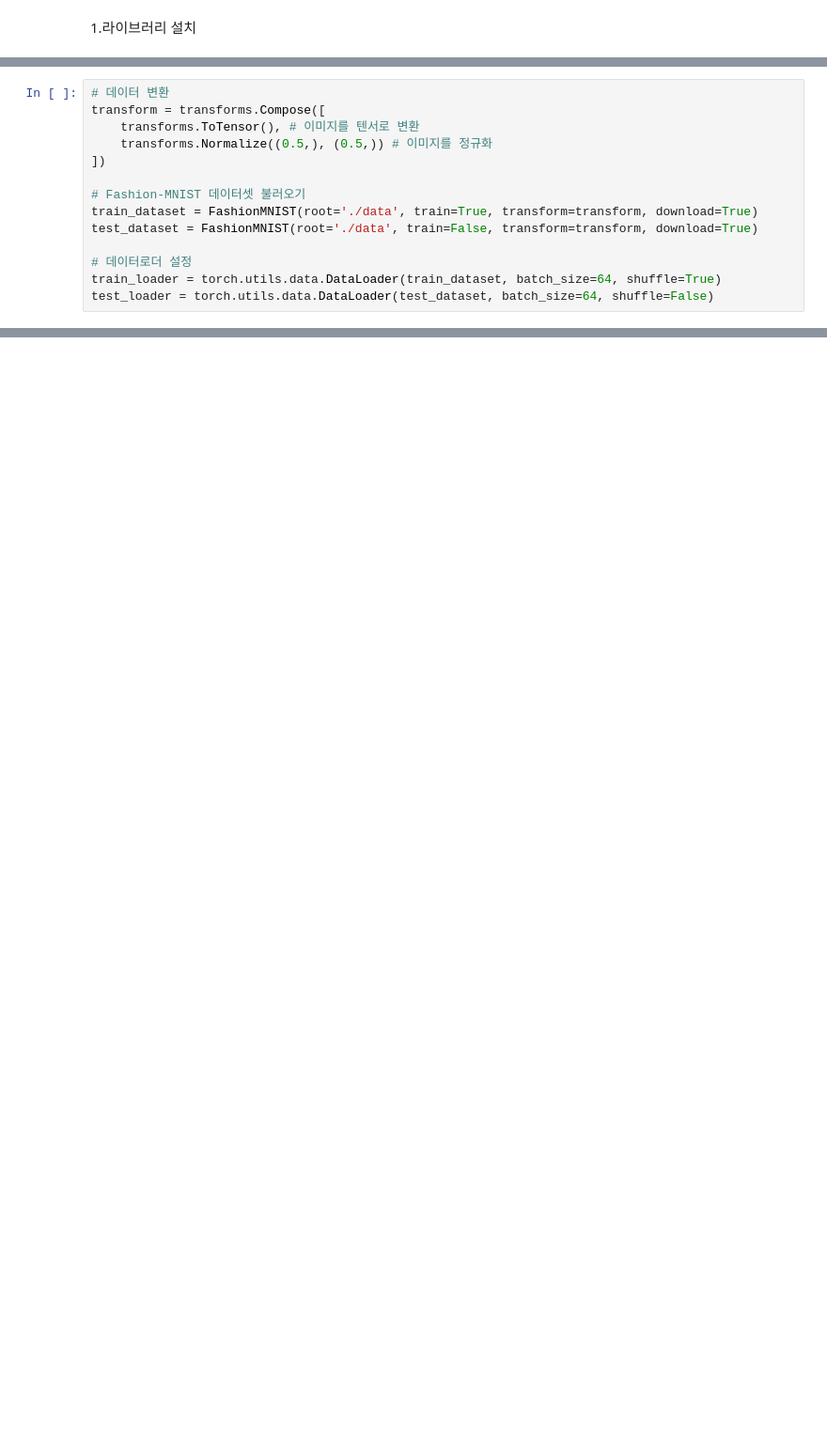
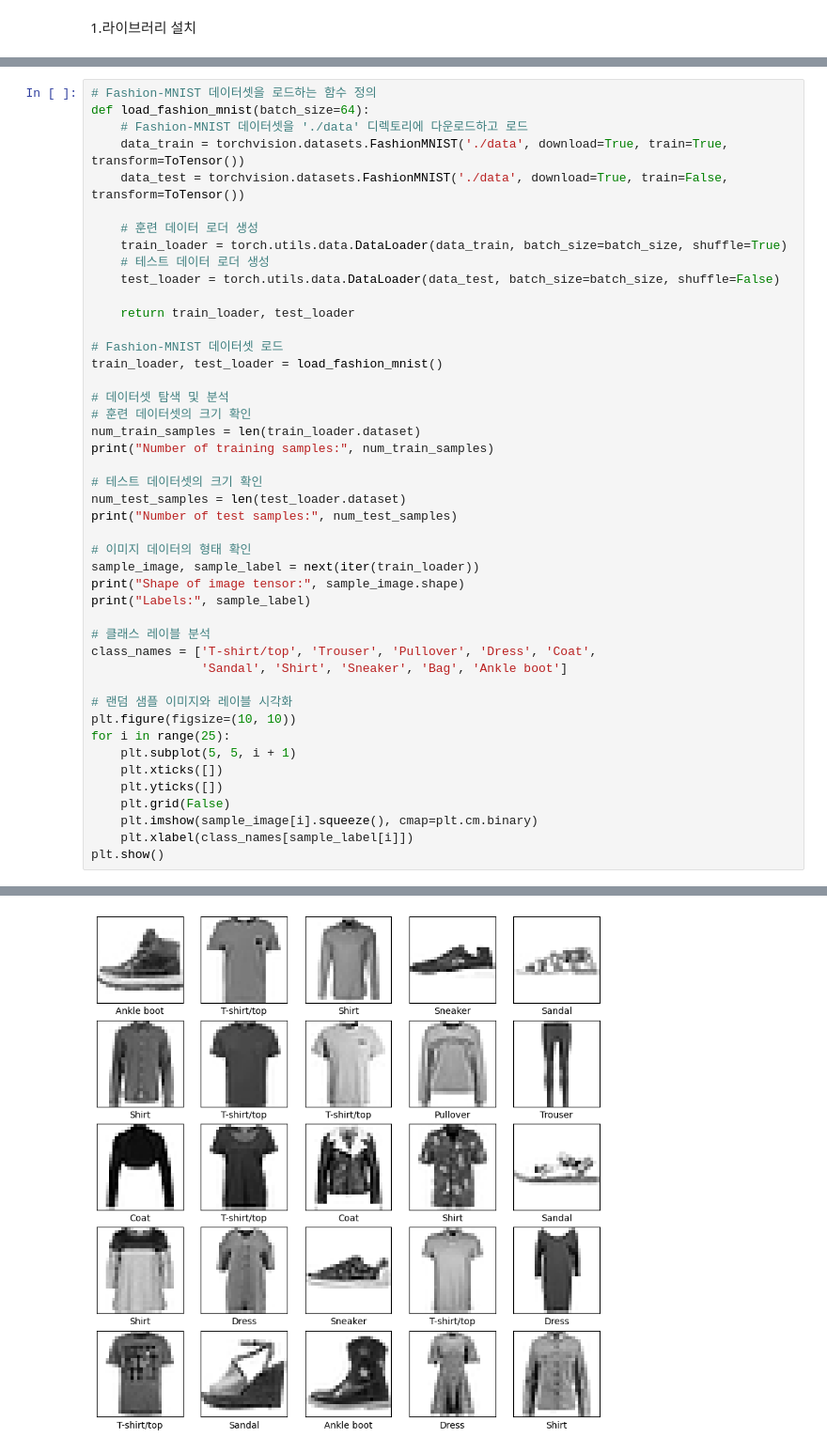
Before and after one commit to Konkuk-Univ-Glocal-Campus/introai202401-midterm-gyeongju0816, a Jupyter notebook: midTest.ipynb, the cells around one changed output, grey strips where cells are left out. Shown at 94% size. Cells and saved outputs as stored; diff of their text form; blank space fills up the shorter version.

Commit message:
midTest3

```diff
--- a/midTest.ipynb
+++ b/midTest.ipynb
@@ -33,14 +34,0 @@ import numpy as np
-# %%
-# 데이터 변환
-transform = transforms.Compose([
-    transforms.ToTensor(), # 이미지를 텐서로 변환
-    transforms.Normalize((0.5,), (0.5,)) # 이미지를 정규화
-])
-
-# Fashion-MNIST 데이터셋 불러오기
-train_dataset = FashionMNIST(root='./data', train=True, transform=transform, download=True)
-test_dataset = FashionMNIST(root='./data', train=False, transform=transform, download=True)
-
-# 데이터로더 설정
-train_loader = torch.utils.data.DataLoader(train_dataset, batch_size=64, shuffle=True)
-test_loader = torch.utils.data.DataLoader(test_dataset, batch_size=64, shuffle=False)
@@ -189,0 +35,46 @@ Accuracy of the network on the test images: 96.60%
+# %%
+# Fashion-MNIST 데이터셋을 로드하는 함수 정의
+def load_fashion_mnist(batch_size=64):
+    # Fashion-MNIST 데이터셋을 './data' 디렉토리에 다운로드하고 로드
+    data_train = torchvision.datasets.FashionMNIST('./data', download=True, train=True, transform=ToTensor())
+    data_test = torchvision.datasets.FashionMNIST('./data', download=True, train=False, transform=ToTensor())
+
+    # 훈련 데이터 로더 생성
+    train_loader = torch.utils.data.DataLoader(data_train, batch_size=batch_size, shuffle=True)
+    # 테스트 데이터 로더 생성
+    test_loader = torch.utils.data.DataLoader(data_test, batch_size=batch_size, shuffle=False)
+
+    return train_loader, test_loader
+
+# Fashion-MNIST 데이터셋 로드
+train_loader, test_loader = load_fashion_mnist()
+
+# 데이터셋 탐색 및 분석
+# 훈련 데이터셋의 크기 확인
+num_train_samples = len(train_loader.dataset)
+print("Number of training samples:", num_train_samples)
+
+# 테스트 데이터셋의 크기 확인
+num_test_samples = len(test_loader.dataset)
+print("Number of test samples:", num_test_samples)
+
+# 이미지 데이터의 형태 확인
+sample_image, sample_label = next(iter(train_loader))
+print("Shape of image tensor:", sample_image.shape)
+print("Labels:", sample_label)
+
+# 클래스 레이블 분석
+class_names = ['T-shirt/top', 'Trouser', 'Pullover', 'Dress', 'Coat',
+               'Sandal', 'Shirt', 'Sneaker', 'Bag', 'Ankle boot']
+
+# 랜덤 샘플 이미지와 레이블 시각화
+plt.figure(figsize=(10, 10))
+for i in range(25):
+    plt.subplot(5, 5, i + 1)
+    plt.xticks([])
+    plt.yticks([])
+    plt.grid(False)
+    plt.imshow(sample_image[i].squeeze(), cmap=plt.cm.binary)
+    plt.xlabel(class_names[sample_label[i]])
+plt.show()
+# %% [output]
@@ -189,0 +87 @@ Accuracy of the network on the test images: 96.60%
+[figure, added]
```
Also changed, not shown: parts of 10 cells of this notebook, 2 other files.
